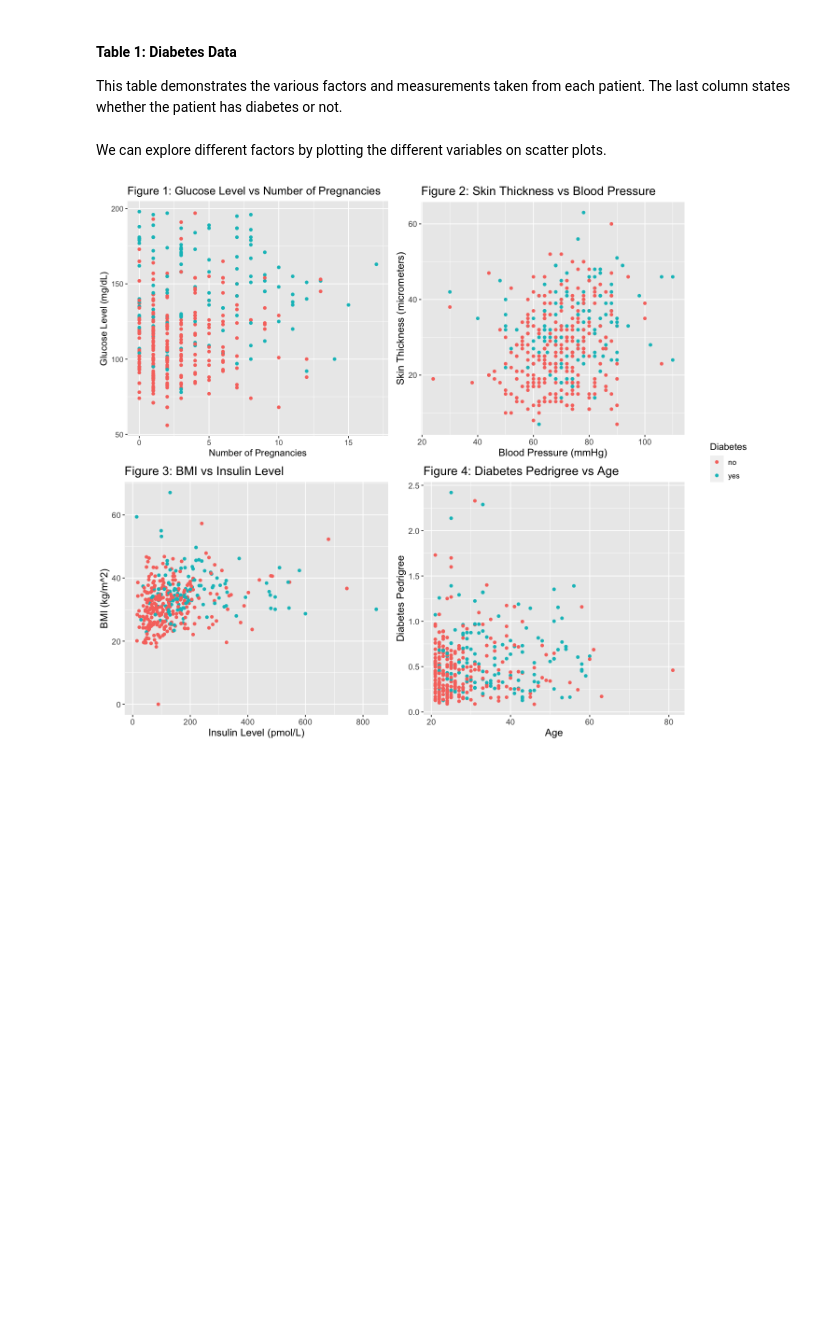
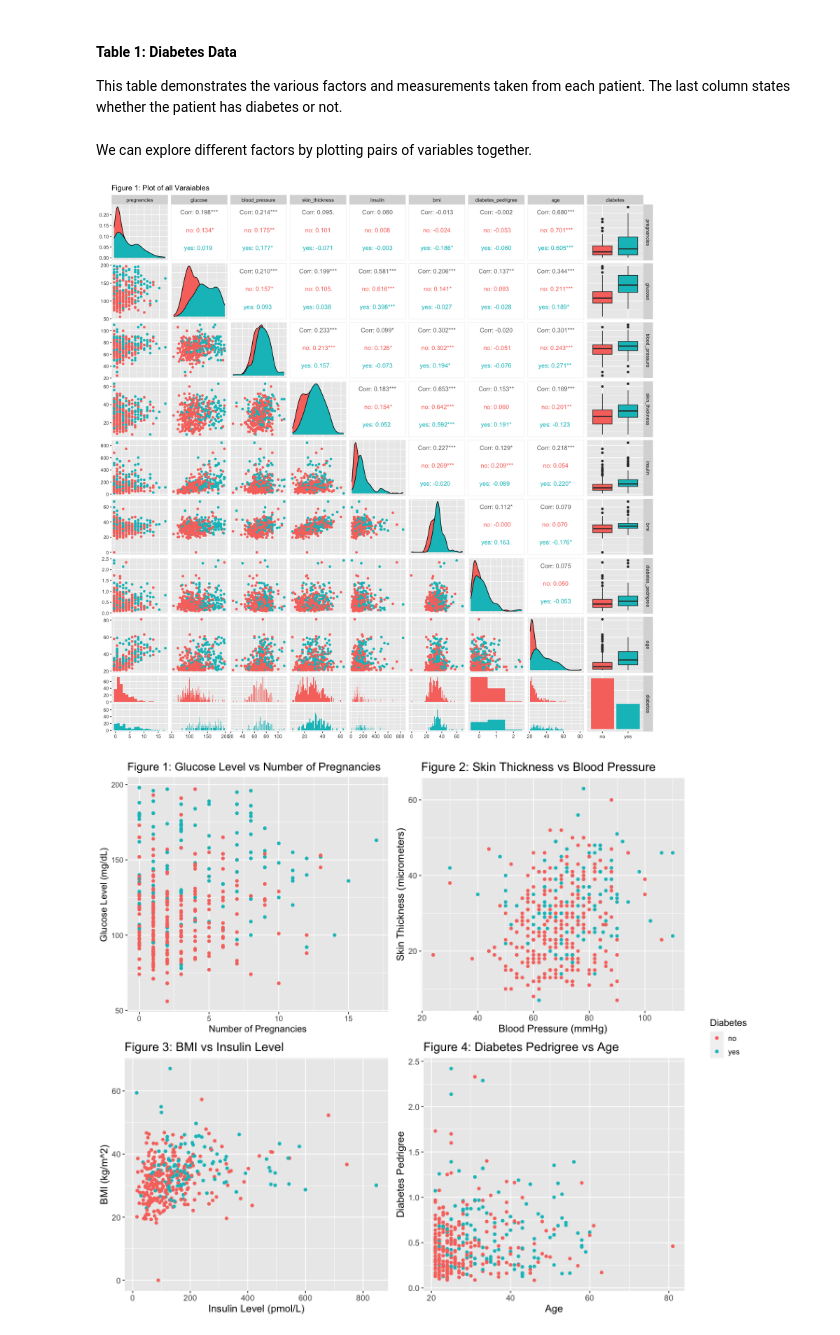
Before and after one commit to jennalenoble/covid_data, a Jupyter notebook: diabetes_classification.ipynb, the cells around one changed output. Saved outputs shown, nothing was run; the diff lists cells and outputs as text; code cells hidden in the pictures; blank space fills up the shorter version.

```diff
--- a/diabetes_classification.ipynb
+++ b/diabetes_classification.ipynb
@@ -80,7 +80,15 @@ A tibble: 393 × 9
 
 This table demonstrates the various factors and measurements taken from each patient. The last column states whether the patient has diabetes or not.
 # %% [markdown]
-We can explore different factors by plotting the different variables on scatter plots.
+We can explore different factors by plotting pairs of variables together.
+# %%
+options(repr.plot.width=14, repr.plot.height=14)
+diabetes_plot <- ggpairs(diabetes_data, title="Figure 1: Plot of all Varaiables",
+  mapping=ggplot2::aes(colour = diabetes),
+  lower=list(combo=wrap("facethist",binwidth=1)))
+diabetes_plot
+# %% [output]
+[figure, added]
 # %%
 options(repr.plot.width=12, repr.plot.height=10)
 library(cowplot)
```
Also changed, not shown: parts of 9 cells of this notebook.
